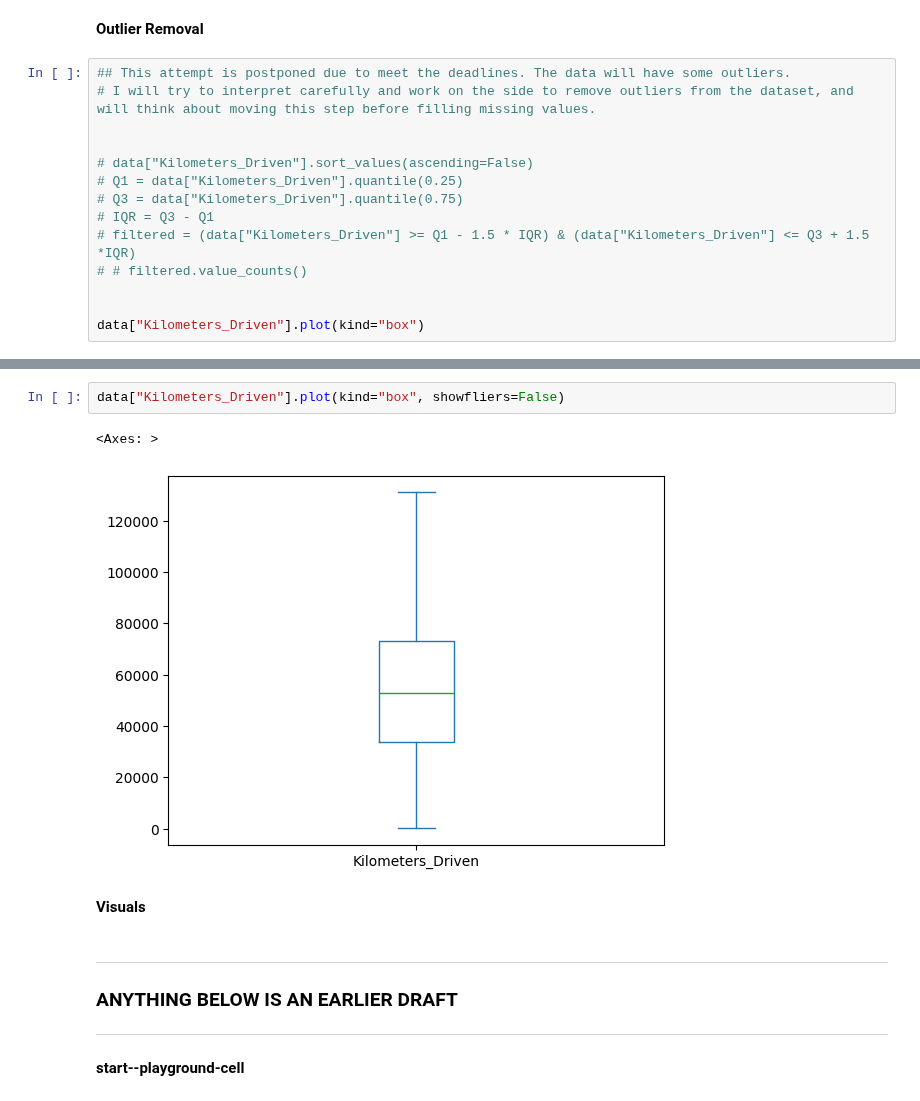
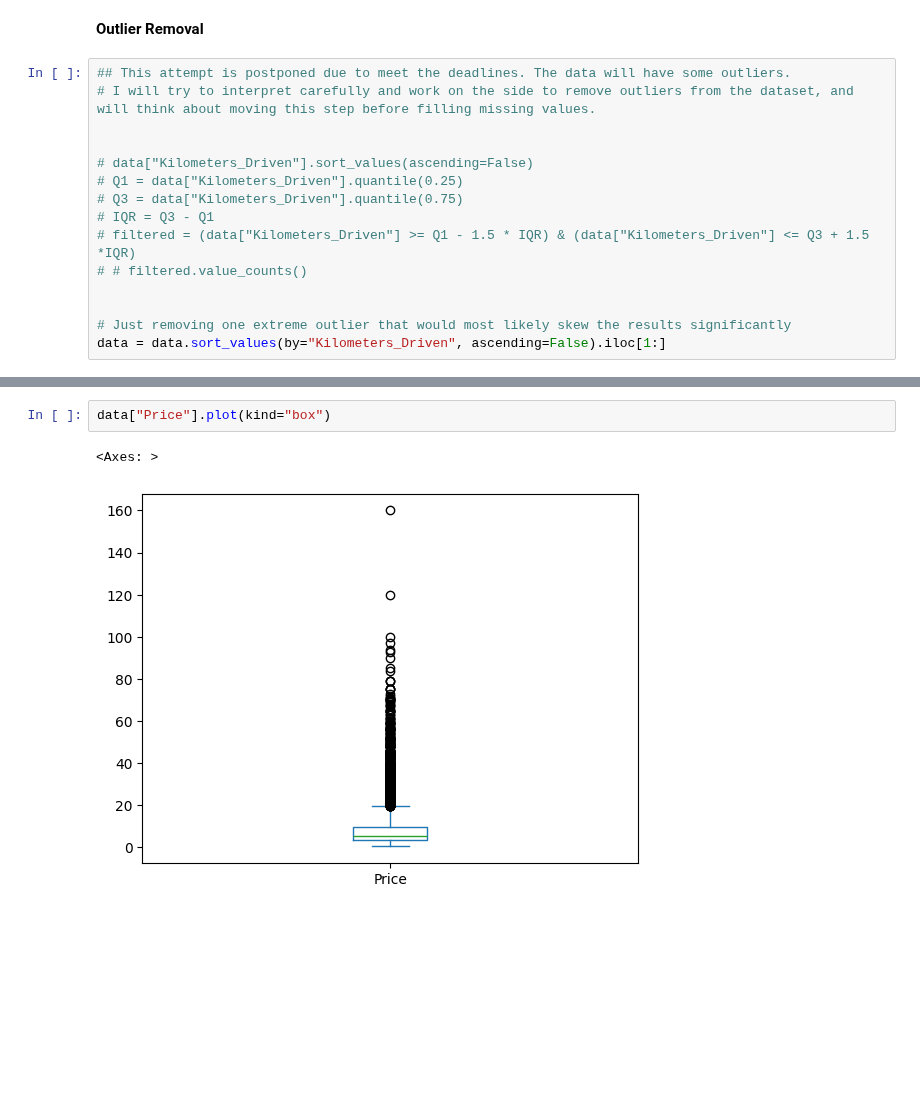
Before and after one commit to safakan/CCTB_repo_safak_atakan_celik, a Jupyter notebook: DEA113/Assignment4/Assignment4_EDA_Kaggle.ipynb, the cells around one changed output, grey strips where cells are left out. Saved outputs shown, nothing was run; the diff lists cells and outputs as text; blank space fills up the shorter version.

```diff
--- a/DEA113/Assignment4/Assignment4_EDA_Kaggle.ipynb
+++ b/DEA113/Assignment4/Assignment4_EDA_Kaggle.ipynb
@@ -640,4 +599,5 @@ dtype: int64
 # # filtered.value_counts()
 
 
-data["Kilometers_Driven"].plot(kind="box")
+# Just removing one extreme outlier that would most likely skew the results significantly
+data = data.sort_values(by="Kilometers_Driven", ascending=False).iloc[1:]
@@ -647,15 +614,5 @@ data["Kilometers_Driven"].plot(kind="box")
 # %%
-data["Kilometers_Driven"].plot(kind="box", showfliers=False)
+data["Price"].plot(kind="box")
 # %% [output]
 <Axes: >
-[figure, old version]
+[figure, new version]
-# %% [markdown]
-**Visuals**
-# %% [markdown]
----
-
-### ANYTHING BELOW IS AN EARLIER DRAFT
-
----
-# %% [markdown]
-**start--playground-cell**
```
Also changed, not shown: parts of 29 cells of this notebook.
